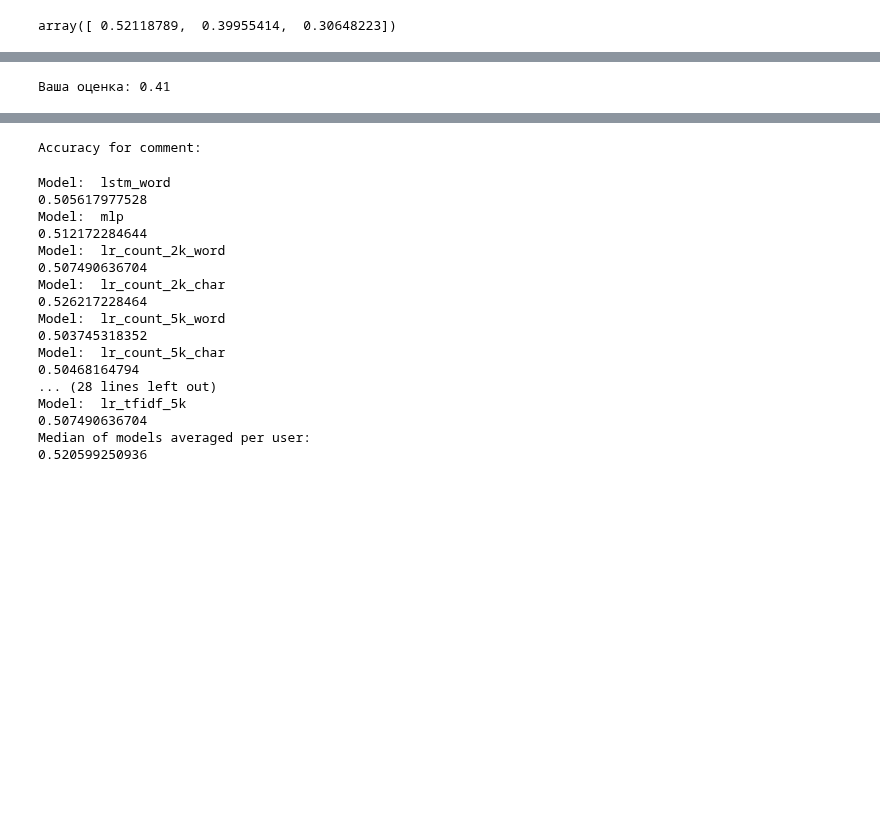
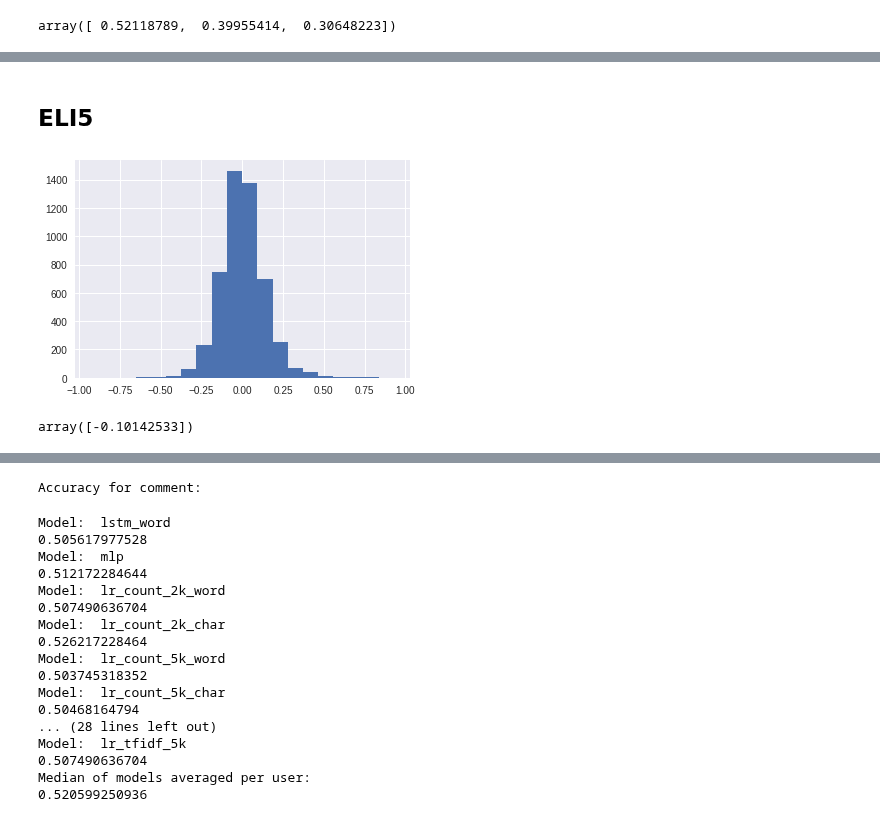
Before and after one commit to EvgenyKashin/CommentsAnalysis, a Jupyter notebook: FinalSolution.ipynb, the cells around one changed output, grey strips where cells are left out. Saved outputs shown, nothing was run; the diff lists cells and outputs as text; code cells hidden in the pictures; blank space fills up the shorter version.

Commit message:
ELI5 visualization

```diff
--- a/FinalSolution.ipynb
+++ b/FinalSolution.ipynb
@@ -1418,0 +1372,15 @@ Wall time: 2min 46s
+# %%
+%%time
+np.random.seed(0)
+fit_predict_to_n_user(comments,
+        [
+            LrModelTfidf('lr_tfidf_2k', 2000, penalty='l1', C=0.5),
+
+            LrModelCount('lr_count_5k_word_12', 5000, ngram_range=(1, 2), penalty='l1', C=0.5),
+            LrModelCount('lr_count_5k_char_33', 5000, 'char', (3, 3), penalty='l1', C=0.5),
+
+            LrModelCount('lr_count_2k_char_23', 2000, 'char', (2, 3), penalty='l1', C=0.5), # best
+
+            LrModelCount('lr_count_2k_word_1', 2000, penalty='l1', C=0.5), # best
+            LrModelCount('lr_count_2k_word_12', 2000, ngram_range=(1, 2), penalty='l1', C=0.5),
+        ], 11, False, with_additional=True, debug=True, predict_proba=True)
@@ -1459,15 +1445,15 @@ class AverageModel():
         return predictions
 # %%
 av_model = AverageModel([
-    LrModelTfidf('lr_tfidf_2k', 2000),
+            LrModelTfidf('lr_tfidf_2k', 2000, penalty='l1', C=0.5),
 
-    LrModelCount('lr_count_5k_word_12', 5000, ngram_range=(1, 2)),
-    LrModelCount('lr_count_5k_char_33', 5000, 'char', (3, 3)),
+            LrModelCount('lr_count_5k_word_12', 5000, ngram_range=(1, 2), penalty='l1', C=0.5),
+            LrModelCount('lr_count_5k_char_33', 5000, 'char', (3, 3), penalty='l1', C=0.5),
 
-    LrModelCount('lr_count_2k_char_23', 2000, 'char', (2, 3)), # best
+            LrModelCount('lr_count_2k_char_23', 2000, 'char', (2, 3), penalty='l1', C=0.5), # best
 
-    LrModelCount('lr_count_2k_word_1', 2000), # best
-    LrModelCount('lr_count_2k_word_12', 2000, ngram_range=(1, 2)),
+            LrModelCount('lr_count_2k_word_1', 2000, penalty='l1', C=0.5), # best
+            LrModelCount('lr_count_2k_word_12', 2000, ngram_range=(1, 2), penalty='l1', C=0.5),
 ])
 # %%
 unique_ids = comments.from_id.value_counts()[comments.from_id.value_counts() >= 11].index.values
@@ -1533,4 +1503,2 @@ print('Ваша оценка: {:.2f}'.format(prob))
-# %%
-print('Ваша оценка: {:.2f}'.format(prob))
-# %% [output]
-Ваша оценка: 0.41
+# %% [markdown]
+## ELI5
@@ -1536,0 +1507,16 @@ print('Ваша оценка: {:.2f}'.format(prob))
+# %%
+lr_model = LrModelCount('lr_count_5k_word_12', 5000, ngram_range=(1, 2), penalty='l2', C=0.05)
+lr_model_char = LrModelCount('lr_count_5k_char_23', 5000, 'char', (2, 3), penalty='l2', C=0.05)
+lr_model_tfidf = LrModelTfidf('lr_tfidf_5k', 5000, penalty='l2', C=0.05)
+# %%
+lr_model.fit(X_train, y_train)
+lr_model_char.fit(X_train, y_train)
+lr_model_tfidf.fit(X_train, y_train)
+# %%
+plt.hist(lr_model_tfidf.model.coef_.ravel(), bins=20);
+# %% [output]
+[figure, added]
+# %%
+lr_model_tfidf.model.intercept_
+# %% [output]
+array([-0.10142533])
```
Also changed, not shown: parts of 81 cells of this notebook.
